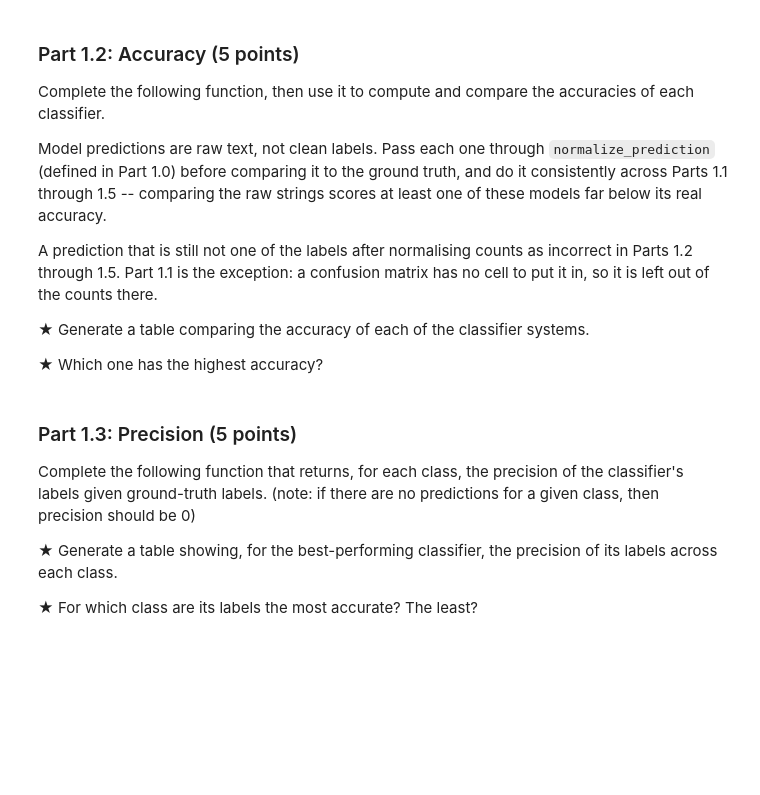
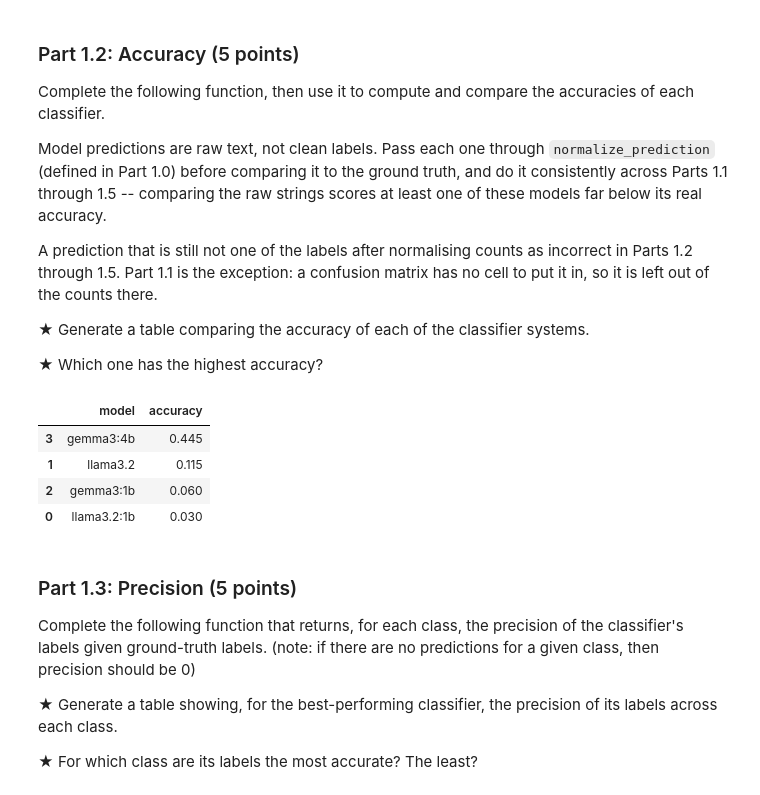
Before and after one commit to sgslay/sgslay, a Jupyter notebook: HW1.ipynb, the cells around one changed output. Drawn from its saved outputs; the diff is of its cells as text; code cells hidden in the pictures; blank space fills up the shorter version.

```diff
--- a/HW1.ipynb
+++ b/HW1.ipynb
@@ -337,17 +368,27 @@ matrix has no cell to put it in, so it is left out of the counts there.
 ★ Which one has the highest accuracy?
 # %%
 def part1_2_acc(x: DataFrame, y: str) -> float:
-    # TODO: Implement this function
-    pass
+    preds = x[f"predictions_{y}"].apply(normalize_prediction)
+    correct = (preds == x["newsgroup"]).sum()
+    return correct / len(x)
 
 accuracies: dict[str, float] = dict()
 
 for model in models:
     accuracies[model] = part1_2_acc(classification_data, model)
 
 save_results(accuracies, "results/accuracies.json")
 
-best_model = "" # TODO: Which model performed the best?
+best_model = max(accuracies, key=accuracies.get)
+acc_table = pd.DataFrame(list(accuracies.items()), columns=["model", "accuracy"])
+acc_table = acc_table.sort_values("accuracy", ascending=False)
+acc_table
+# %% [output]
+|  | model | accuracy |
+| 3 | gemma3:4b | 0.445 |
+| 1 | llama3.2 | 0.115 |
+| 2 | gemma3:1b | 0.060 |
+| 0 | llama3.2:1b | 0.030 |
 # %% [markdown]
 ### Part 1.3: Precision (5 points)
 Complete the following function that returns, for each class, the precision of the classifier's labels given ground-truth labels. (note: if there are no predictions for a given class, then precision should be 0)
```
Also changed, not shown: parts of 11 cells of this notebook.
